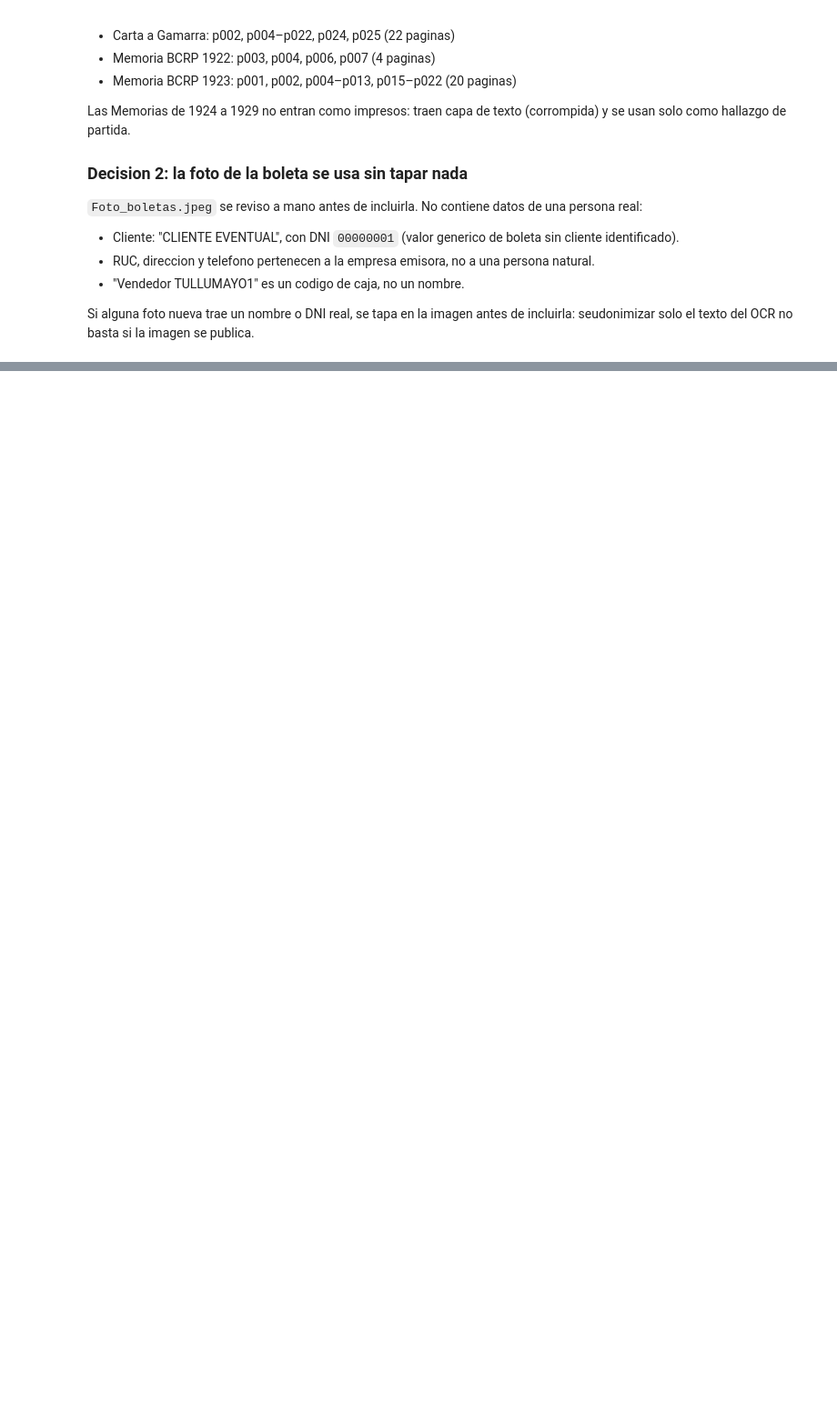
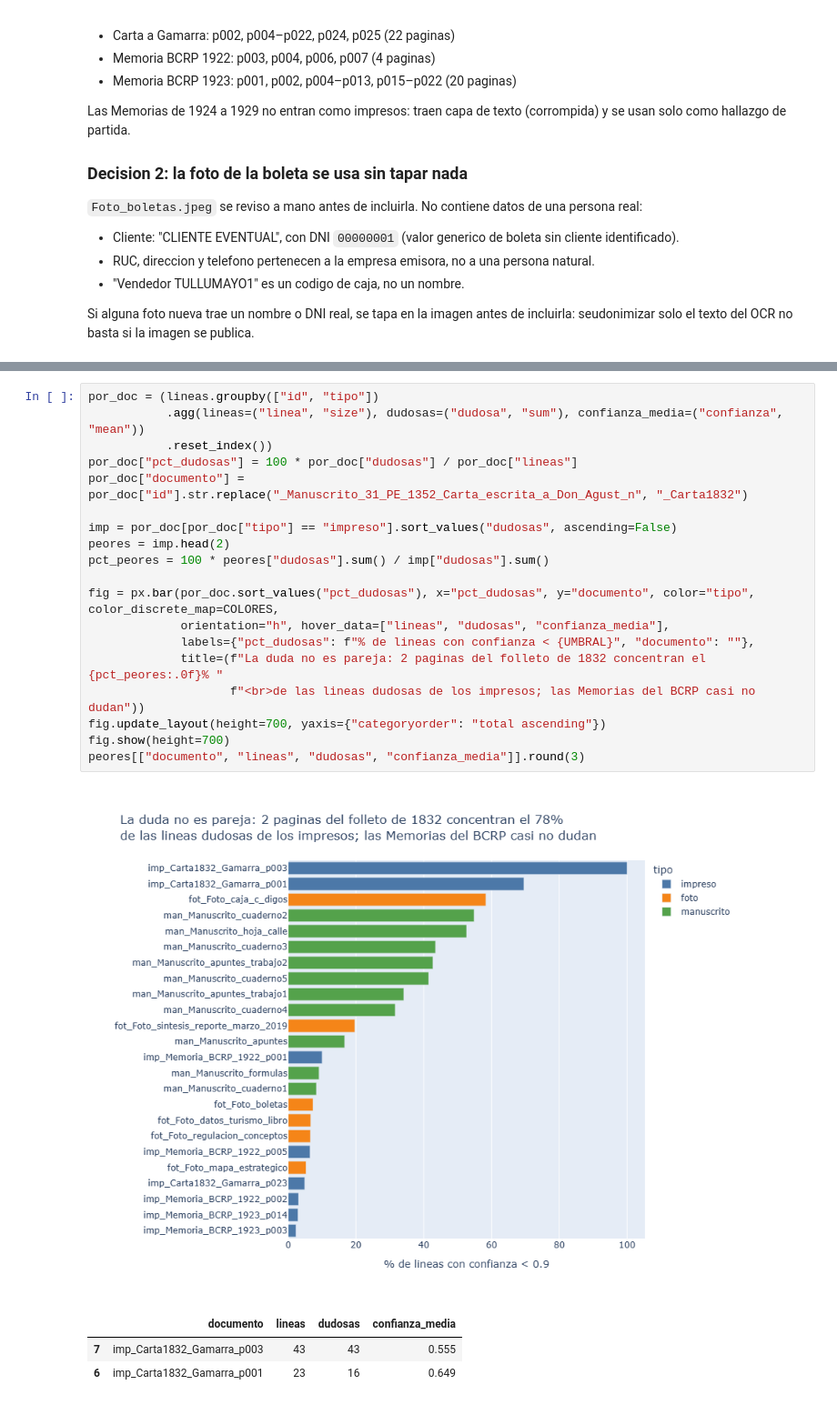
Before and after one commit to gabriela-pozo/Cursos, a Jupyter notebook: tarea_2/01_extraccion.ipynb, the cells around one changed output, grey strips where cells are left out. Shown at 91% size. Saved outputs shown, nothing was run; the diff lists cells and outputs as text; blank space fills up the shorter version.

```diff
--- a/tarea_2/01_extraccion.ipynb
+++ b/tarea_2/01_extraccion.ipynb
@@ -60,0 +437,24 @@ seudonimizar solo el texto del OCR no basta si la imagen se publica.
+# %%
+por_doc = (lineas.groupby(["id", "tipo"])
+           .agg(lineas=("linea", "size"), dudosas=("dudosa", "sum"), confianza_media=("confianza", "mean"))
+           .reset_index())
+por_doc["pct_dudosas"] = 100 * por_doc["dudosas"] / por_doc["lineas"]
+por_doc["documento"] = por_doc["id"].str.replace("_Manuscrito_31_PE_1352_Carta_escrita_a_Don_Agust_n", "_Carta1832")
+
+imp = por_doc[por_doc["tipo"] == "impreso"].sort_values("dudosas", ascending=False)
+peores = imp.head(2)
+pct_peores = 100 * peores["dudosas"].sum() / imp["dudosas"].sum()
+
+fig = px.bar(por_doc.sort_values("pct_dudosas"), x="pct_dudosas", y="documento", color="tipo", color_discrete_map=COLORES,
+             orientation="h", hover_data=["lineas", "dudosas", "confianza_media"],
+             labels={"pct_dudosas": f"% de lineas con confianza < {UMBRAL}", "documento": ""},
+             title=(f"La duda no es pareja: 2 paginas del folleto de 1832 concentran el {pct_peores:.0f}% "
+                    f"<br>de las lineas dudosas de los impresos; las Memorias del BCRP casi no dudan"))
+fig.update_layout(height=700, yaxis={"categoryorder": "total ascending"})
+fig.show(height=700)
+peores[["documento", "lineas", "dudosas", "confianza_media"]].round(3)
+# %% [output]
+[figure, added]
+|  | documento | lineas | dudosas | confianza_media |
+| 7 | imp_Carta1832_Gamarra_p003 | 43 | 43 | 0.555 |
+| 6 | imp_Carta1832_Gamarra_p001 | 23 | 16 | 0.649 |
```
Also changed, not shown: parts of 22 cells of this notebook, 9 other files.
